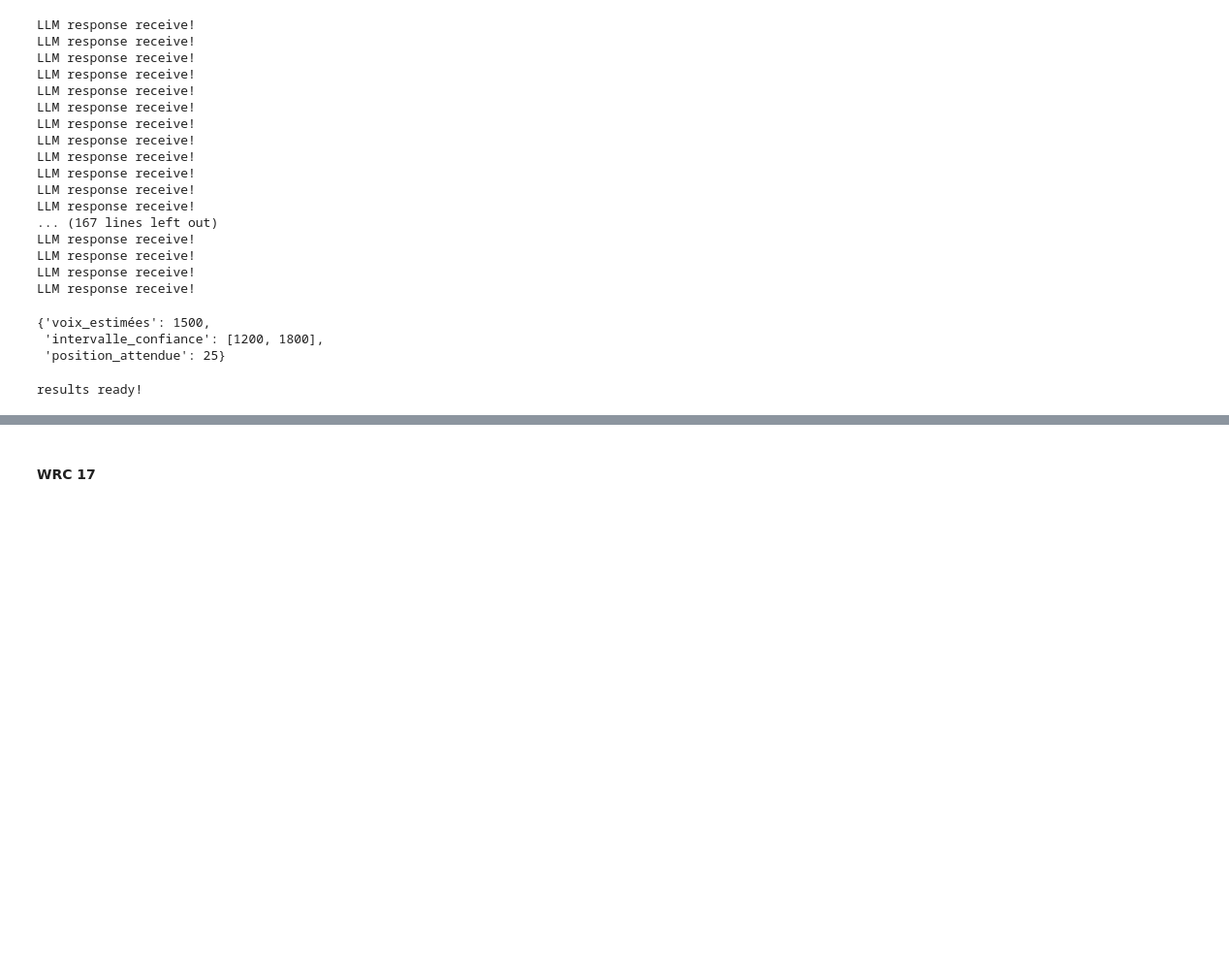
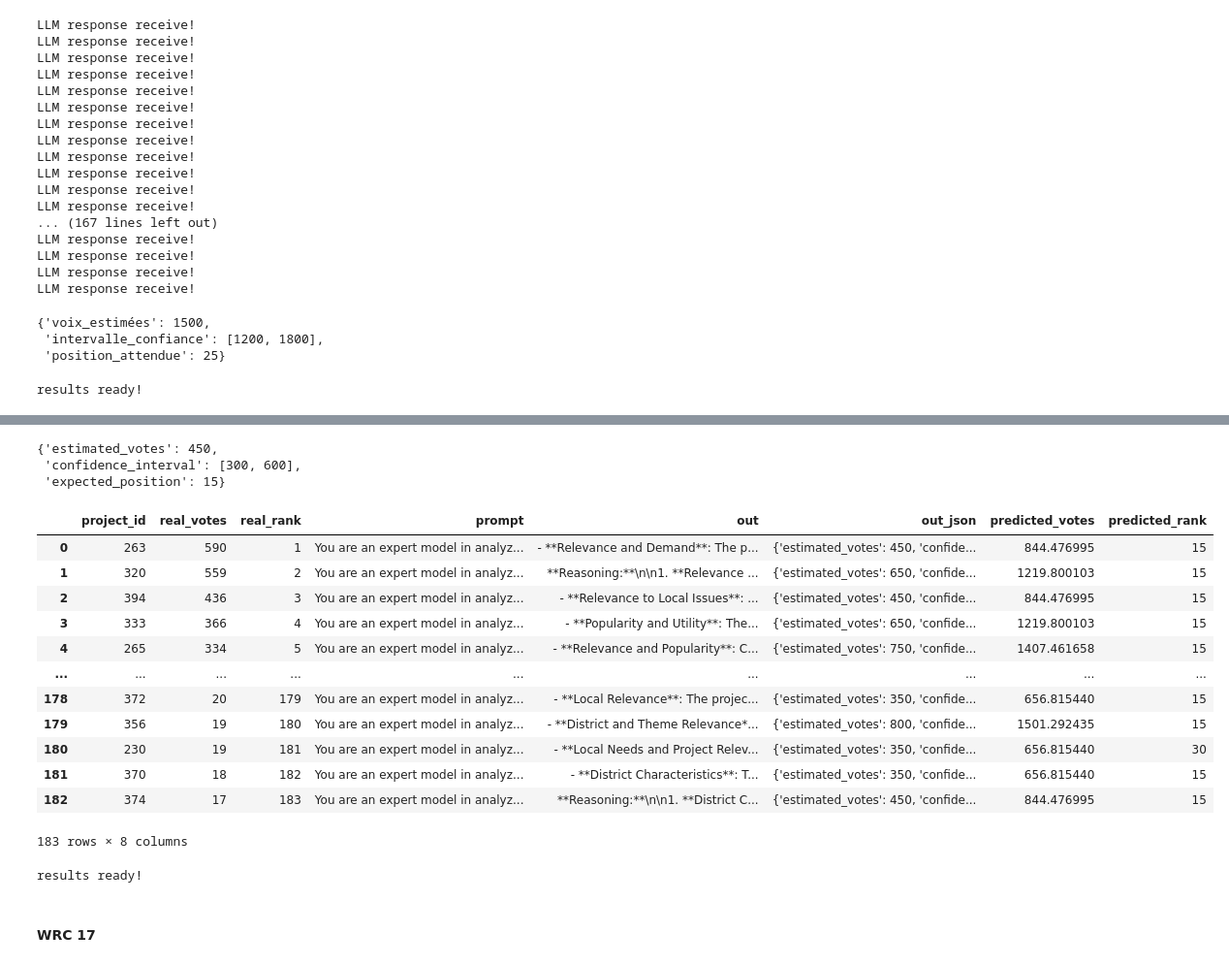
Before and after one commit to juano-/toulouse-pb-ia, a Jupyter notebook: simple_prompt_prediction.ipynb, the cells around one changed output, grey strips where cells are left out. Shown at 97% size. Saved outputs shown, nothing was run; the diff lists cells and outputs as text; code cells hidden in the pictures; blank space fills up the shorter version.

```diff
--- a/simple_prompt_prediction.ipynb
+++ b/simple_prompt_prediction.ipynb
@@ -199,0 +241,14 @@ results ready!
+# %%
+#2. build prompt
+test['prompt'] = test.apply(
+    lambda x: pb.build_prompt(
+        'prompts/tls_prompt_simple_eng.txt',
+        {
+            'project_name': x['project_name_eng'],
+            'cost': x['cost'],
+            'district': x['district'],
+            'description': x['description_eng']
+        }
+    ),
+    axis=1
+)
@@ -199,0 +275,7 @@ results ready!
+# %%
+test['n_tokens'] = test['prompt'].apply(lambda p: tokens_counter(p))
+test['cost_usd'] = test['n_tokens'].apply(lambda n_tokens: prompt_cost(n_tokens, 'gpt-4-turbo'))
+
+print('mean tokens by prompt: {:.2f}'.format(test.n_tokens.mean()))
+print('avg.cost of each prediction: ${:.2f}'.format(test.cost_usd.mean()))
+print('experiment total cost: {:.2f}'.format(test.cost_usd.sum()))
@@ -199,0 +286,7 @@ results ready!
+# %%
+#3. run experiment! :)
+api_key=os.getenv('OPENAI_API_KEY')
+from llm_client import call_openai_model
+
+test['out'] = test['prompt'].apply(lambda prompt:
+                     call_openai_model(prompt=prompt, api_key=api_key))
@@ -200,3 +384,45 @@ results ready!
+# %%
+test['out_json'].iloc[0]
+# %% [output]
+{'estimated_votes': 450,
+ 'confidence_interval': [300, 600],
+ 'expected_position': 15}
+# %%
+test['out_json'] = test['out'].apply(
+    lambda o: get_json_from_llm_response(o))
+
+test['predicted_votes'] = test['out_json'].apply(lambda x: get_predicted_votes(df, x))
+test['predicted_rank'] = test['out_json'].apply(lambda x: get_predicted_rank(x))
+# %%
+results = test.filter(['project_id',
+             'real_votes',
+             'real_rank',
+             'prompt',
+             'out',
+             'out_json',
+             'predicted_votes',
+             'predicted_rank']
+             )
+results
+# %% [output]
+|  | project_id | real_votes | real_rank | prompt | out | out_json | predicted_votes | predicted_rank |
+| 0 | 263 | 590 | 1 | You are an expert model in analyz... | - **Relevance and Demand**: The p... | {'estimated_votes': 450, 'confide... | 844.476995 | 15 |
+| 1 | 320 | 559 | 2 | You are an expert model in analyz... | **Reasoning:**\n\n1. **Relevance ... | {'estimated_votes': 650, 'confide... | 1219.800103 | 15 |
+| 2 | 394 | 436 | 3 | You are an expert model in analyz... | - **Relevance to Local Issues**: ... | {'estimated_votes': 450, 'confide... | 844.476995 | 15 |
+| 3 | 333 | 366 | 4 | You are an expert model in analyz... | - **Popularity and Utility**: The... | {'estimated_votes': 650, 'confide... | 1219.800103 | 15 |
+| 4 | 265 | 334 | 5 | You are an expert model in analyz... | - **Relevance and Popularity**: C... | {'estimated_votes': 750, 'confide... | 1407.461658 | 15 |
+| ... | ... | ... | ... | ... | ... | ... | ... | ... |
+| 178 | 372 | 20 | 179 | You are an expert model in analyz... | - **Local Relevance**: The projec... | {'estimated_votes': 350, 'confide... | 656.815440 | 15 |
+| 179 | 356 | 19 | 180 | You are an expert model in analyz... | - **District and Theme Relevance*... | {'estimated_votes': 800, 'confide... | 1501.292435 | 15 |
+| 180 | 230 | 19 | 181 | You are an expert model in analyz... | - **Local Needs and Project Relev... | {'estimated_votes': 350, 'confide... | 656.815440 | 30 |
+| 181 | 370 | 18 | 182 | You are an expert model in analyz... | - **District Characteristics**: T... | {'estimated_votes': 350, 'confide... | 656.815440 | 15 |
+| 182 | 374 | 17 | 183 | You are an expert model in analyz... | **Reasoning:**\n\n1. **District C... | {'estimated_votes': 450, 'confide... | 844.476995 | 15 |
+183 rows × 8 columns
+# %%
+results.to_csv('output/predictions/tls_simple_prompt_full_eng_1.csv', sep=";", index=False)
+print('results ready!')
+# %% [output]
+results ready!
 # %% [markdown]
 #### WRC 17
 # %%
```
Also changed, not shown: parts of 30 cells of this notebook, 35 other files.
